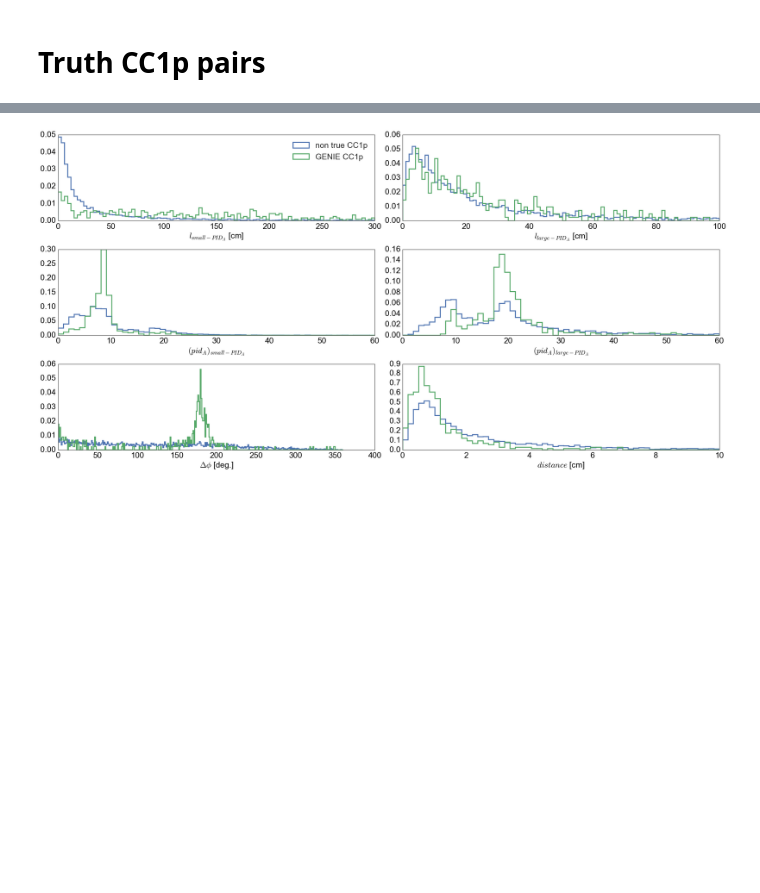
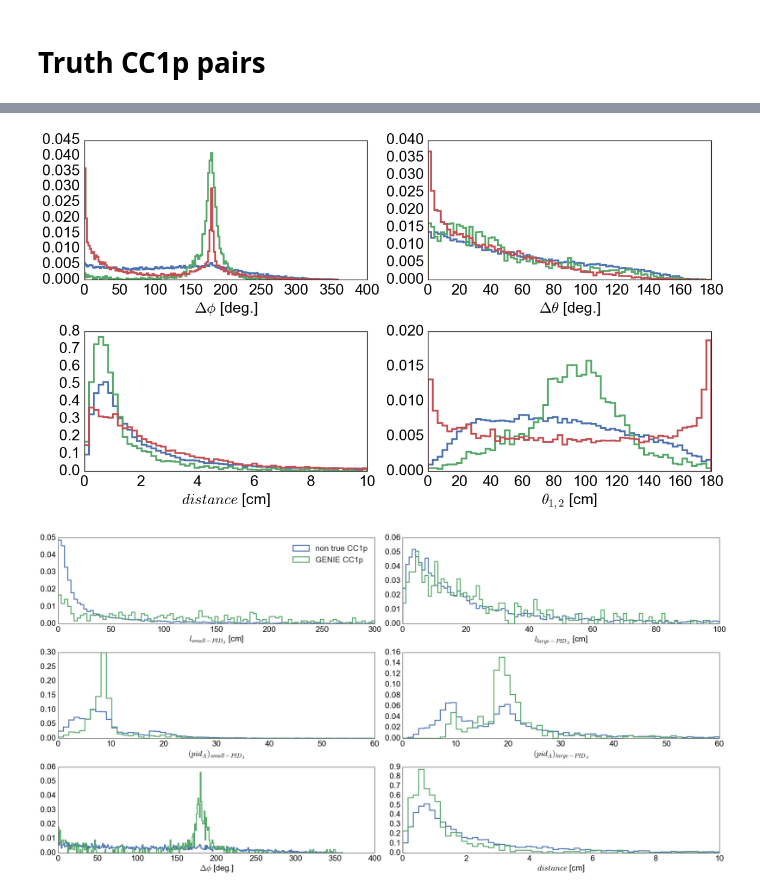
Before and after one commit to erezcoh4/AnalysisTreesInformation, a Jupyter notebook: CCQEPackage/notebooks/CC1pTopology_cuts_efficiency_purity.ipynb, the cells around one changed output, grey strips where cells are left out. Cells and saved outputs as stored; diff of their text form; code cells hidden in the pictures; blank space fills up the shorter version.

```diff
--- a/CCQEPackage/notebooks/CC1pTopology_cuts_efficiency_purity.ipynb
+++ b/CCQEPackage/notebooks/CC1pTopology_cuts_efficiency_purity.ipynb
@@ -82,0 +30,5 @@ plt.tight_layout()
+# %%
+extBNB2tracks = pd.read_csv('/Users/erezcohen/Desktop/uBoone/analysis/ccqe_candidates/ccqe_candidates_CC1pTopology_MCC7_extBNB.csv',
+                     converters={'track_id':generic,'distances':generic,'delta_phi':generic})
+
+print len(extBNB2tracks),'extBNB 2-tracks clusters'
@@ -83,3 +82,55 @@ plt.tight_layout()
+# %%
+def plot_feature_2tracks_clusters(var='l_long',
+                                  x_label='$l_{long}$ [cm]',mul=1,
+                                  bins=np.linspace(0,300,100),
+                                  fig=None,do_add_legend=False,
+                                  Nh=2,Nw=2,i=1):
+    ax = fig.add_subplot(Nh,Nw,i)
+    bins=bins
+#     plt.hist(mul*recoGENIECC1p[var],normed=1,label='GENIE true (reconstructed) CC1p',bins=bins,histtype='step',linewidth=3)
+    plt.hist(mul*MCeventsNonTrueCC1p[var],normed=1,label='MC-BNB non true CC1p',bins=bins,histtype='step',linewidth=3)
+    plt.hist(mul*MCeventsTrueCC1p[var],normed=1,label='MC-BNB true(GENIE) CC1p',bins=bins,histtype='step',linewidth=3)
+    plt.hist(mul*extBNB2tracks[var],normed=1,label='ext-BNB 2-tracks clusters',bins=bins,histtype='step',linewidth=3)
+    if do_add_legend:
+        ax.legend(fontsize=15)
+    set_axes(ax,x_label=x_label)
+# %%
+# fig=plt.figure(figsize=(16,9))
+# plot_feature_2tracks_clusters(i=1,var='l_long',x_label='$l_{long}$ [cm]',bins=np.linspace(0,300,100),do_add_legend=True,fig=fig)
+# plot_feature_2tracks_clusters(i=2,var='l_short',x_label='$l_{short}$ [cm]',bins=np.linspace(0,100,100),fig=fig)
+# plot_feature_2tracks_clusters(i=3,var='PIDA_long',x_label='$(pid_A)_{long}$',bins=np.linspace(0,60,60),fig=fig)
+# plot_feature_2tracks_clusters(i=4,var='PIDA_short',x_label='$(pid_A)_{short}$',bins=np.linspace(0,60,60),fig=fig)
+# plt.tight_layout()
+
+fig=plt.figure(figsize=(16,9))
+plot_feature_2tracks_clusters(i=1,var='delta_phi',x_label='$\\Delta \\phi$ [deg.]',bins=np.linspace(0,360,180),fig=fig)
+plot_feature_2tracks_clusters(i=2,var='delta_theta',x_label='$\\Delta \\theta$ [deg.]',bins=np.linspace(0,180,90),fig=fig)
+plot_feature_2tracks_clusters(i=3,var='distance',x_label='$distance$ [cm]',bins=np.linspace(0,10,60),fig=fig)
+plot_feature_2tracks_clusters(i=4,var='2_tracks_angle',x_label='$\\theta_{1,2}$ [cm]',mul=180./np.pi,bins=np.linspace(0,180,60),fig=fig)
+plt.tight_layout()
+
+
+fig=plt.figure(figsize=(16,9))
+plot_feature_2tracks_clusters(i=1,var='theta_long',x_label='$\\theta_{short}$ [cm]',mul=180./np.pi,bins=np.linspace(0,180,60),fig=fig)
+plot_feature_2tracks_clusters(i=2,var='theta_short',x_label='$\\theta_{long}$ [cm]',mul=180./np.pi,bins=np.linspace(0,180,60),fig=fig)
+plot_feature_2tracks_clusters(i=4,var='vertex_y',x_label='y-posision of the vertex [cm]',bins=np.linspace(-100,100,100),fig=fig)
+plt.tight_layout()
+
+
+# fig=plt.figure(figsize=(16,9))
+# plot_feature_2tracks_clusters(i=1,var='cosmicscore_large_pida',x_label='cosmic-score for large-pid-A',bins=np.linspace(0,1,60),fig=fig)
+# plot_feature_2tracks_clusters(i=2,var='cosmicscore_small_pida',x_label='cosmic-score for large-pid-A',bins=np.linspace(0,1,60),fig=fig)
+# plot_feature_2tracks_clusters(i=4,var='cfdistance_large_pida',x_label='closest flash distance large-pid-A',bins=np.linspace(-100,100,100),fig=fig)
+# plt.tight_layout()
+
+# fig=plt.figure(figsize=(16,9))
+# plot_feature_2tracks_clusters(i=1,var='cfdistance_small_pida',x_label='closest flash distance small-pid-A',bins=np.linspace(-100,100,100),fig=fig)
+# plot_feature_2tracks_clusters(i=2,var='starty_short',x_label='$y_{start}$ short track',bins=np.linspace(-110,110,100),fig=fig)
+# plot_feature_2tracks_clusters(i=3,var='starty_long',x_label='$y_{start}$ long track',bins=np.linspace(-110,110,100),fig=fig)
+# plot_feature_2tracks_clusters(i=4,var='reco_CC1p_theta_pq',x_label='reconstructed $\\theta_{p,q}$ [deg.]',bins=np.linspace(0,180,90),fig=fig)
+# plt.tight_layout()
+# %% [output]
+[figure, added]
 # %%
 # MCevents.cfdistance_long
 
```
Also changed, not shown: parts of 9 cells of this notebook, 20 other files.
